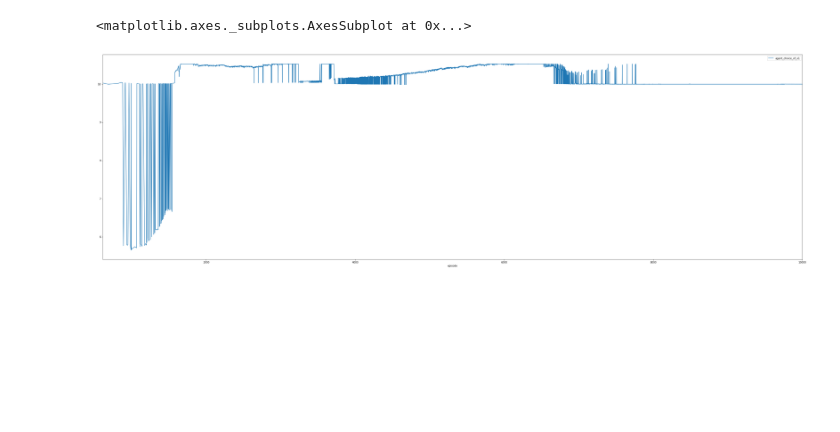
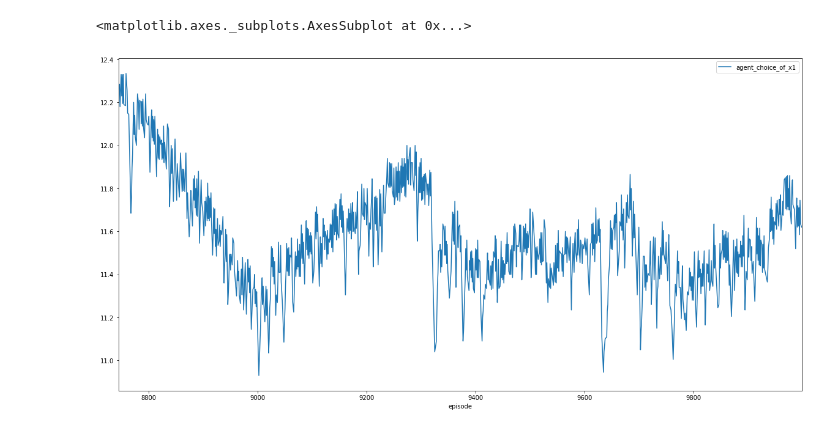
Before and after one commit to LuK2019/ICNN_BA, a Jupyter notebook: src/simulation_evaluation_main.ipynb, the cells around one changed output. Saved outputs shown, nothing was run; the diff lists cells and outputs as text; code cells hidden in the pictures; blank space fills up the shorter version.

Commit message:
Improved overall documentation, switched to UpperCase notation of many functions, Replaced the GreedEstimator function with a modular class, changed all dependencies if necessary

```diff
--- a/src/simulation_evaluation_main.ipynb
+++ b/src/simulation_evaluation_main.ipynb
@@ -6,10 +6,10 @@ import pandas as pd
 import matplotlib.pyplot as plt
 import matplotlib
 
-matplotlib.rcParams['figure.figsize'] = [50, 15]
+matplotlib.rcParams['figure.figsize'] = [20, 10]
 # %%
 # Import Data Frame
-LOG_NUM = 5
+LOG_NUM = 1001
 PATH_TO_DF = r"C:\Users\lukas\OneDrive\Universität\Mathematik\Bachelorarbeit\log_dir\log_{}\SIMULATION_SUMMARY\simulation_summary_log_{}.pkl".format(LOG_NUM, LOG_NUM)
 df = pd.read_pickle(PATH_TO_DF)
 # %%
@@ -68,10 +63,10 @@ df.plot(x="episode", y="agent_choice_of_x1")
 # %%
 # Agent choice without greedy
 
-df_wo_greedy.plot(x="episode", y="agent_choice_of_x1")
+df_wo_greedy[-1000:].plot(x="episode", y="agent_choice_of_x1")
 # %% [output]
 <matplotlib.axes._subplots.AxesSubplot at 0x...>
-[figure, old version]
+[figure, new version]
 # %%
 df_wo_greedy.head()
 # %% [output]
```
Also changed, not shown: parts of 11 cells of this notebook, 17 other files.
